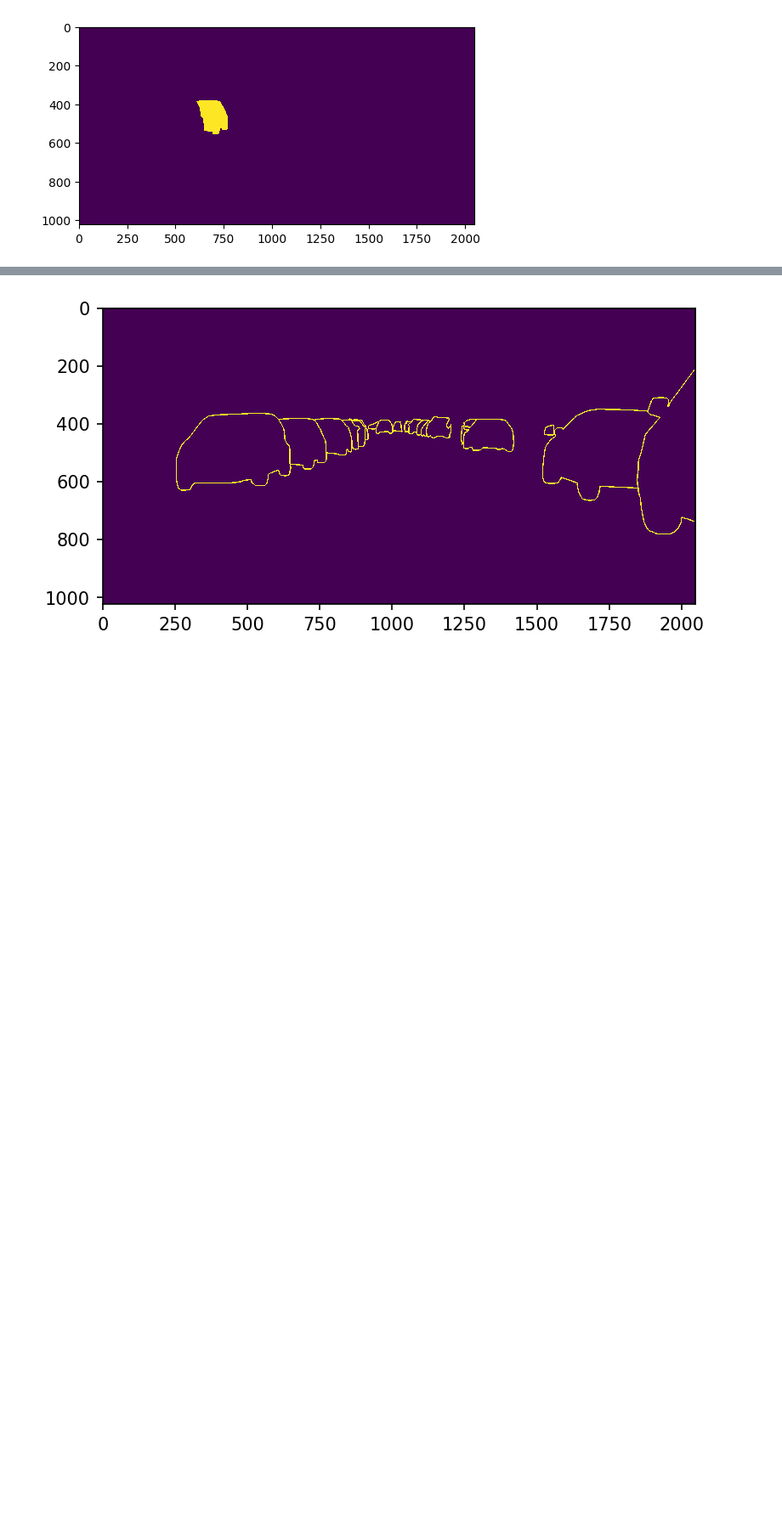
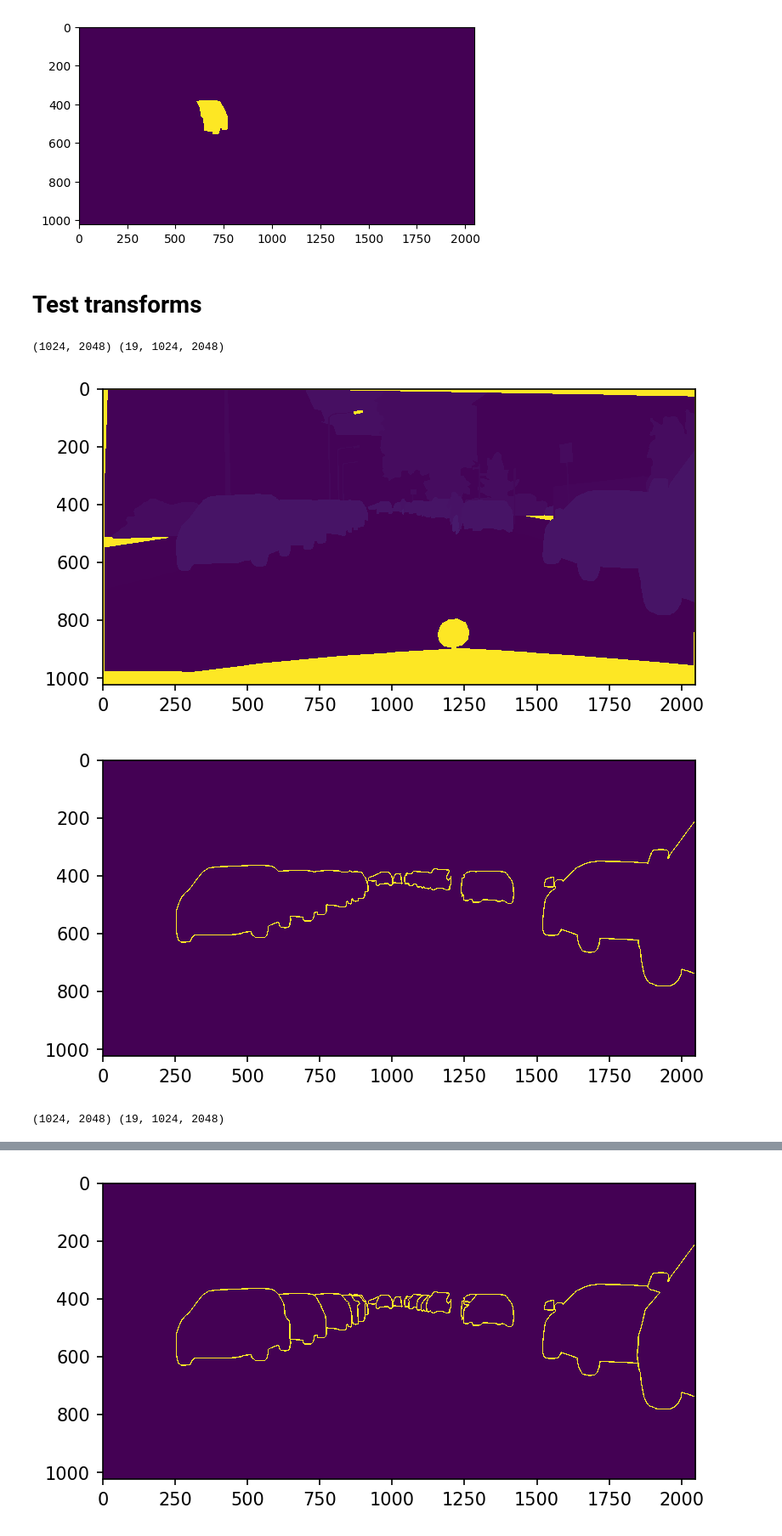
Before and after one commit to haruishi43/py-edge-eval, a Jupyter notebook: notebooks/test_mask2edge_cityscapes.ipynb, the cells around one changed output, grey strips where cells are left out. Shown at 85% size. Saved outputs shown, nothing was run; the diff lists cells and outputs as text; code cells hidden in the pictures; blank space fills up the shorter version.

Commit message:
do tests for transforms. edit readme. etc...

```diff
--- a/notebooks/test_seg2mask_cityscapes.ipynb
+++ b/notebooks/test_mask2edge_cityscapes.ipynb
@@ -81,3 +81,5 @@ plt.show()
 # %% [output]
 [figure]
 [figure]
+# %% [markdown]
+# Test transforms
@@ -83,0 +95,45 @@ plt.show()
+# %%
+# initialize functions
+mask2edge = Mask2Edge(
+    labelIds=list(range(34)),
+    ignore_labelIds=[2, 3],
+    label2trainId=label2trainId,
+    radius=2,
+    use_cv2=True,
+)
+instance_mask2edge = InstanceMask2Edge(
+    labelIds=list(range(34)),
+    ignore_labelIds=[2, 3],
+    label2trainId=label2trainId,
+    inst_labelIds=inst_labelIds,
+    radius=2,
+    use_cv2=True,
+)
+# %%
+# outputs
+outs = mask2edge(mask=mask)
+inst_outs = instance_mask2edge(mask=mask, inst_mask=inst)
+# %%
+# visualize
+print(outs['mask'].shape, outs['edge'].shape)
+
+plt.imshow(outs['mask'], interpolation='nearest')
+plt.gcf().set_dpi(150)
+plt.show()
+plt.imshow(outs['edge'][13], interpolation='nearest')
+plt.gcf().set_dpi(150)
+plt.show()
+
+print(inst_outs['mask'].shape, inst_outs['edge'].shape)
+
+plt.imshow(inst_outs['mask'], interpolation='nearest')
+plt.gcf().set_dpi(150)
+plt.show()
+plt.imshow(inst_outs['edge'][13], interpolation='nearest')
+plt.gcf().set_dpi(150)
+plt.show()
+# %% [output]
+(1024, 2048) (19, 1024, 2048)
+[figure, added]
+[figure, added]
+(1024, 2048) (19, 1024, 2048)
```
Also changed, not shown: parts of 10 cells of this notebook, 4 other files.
